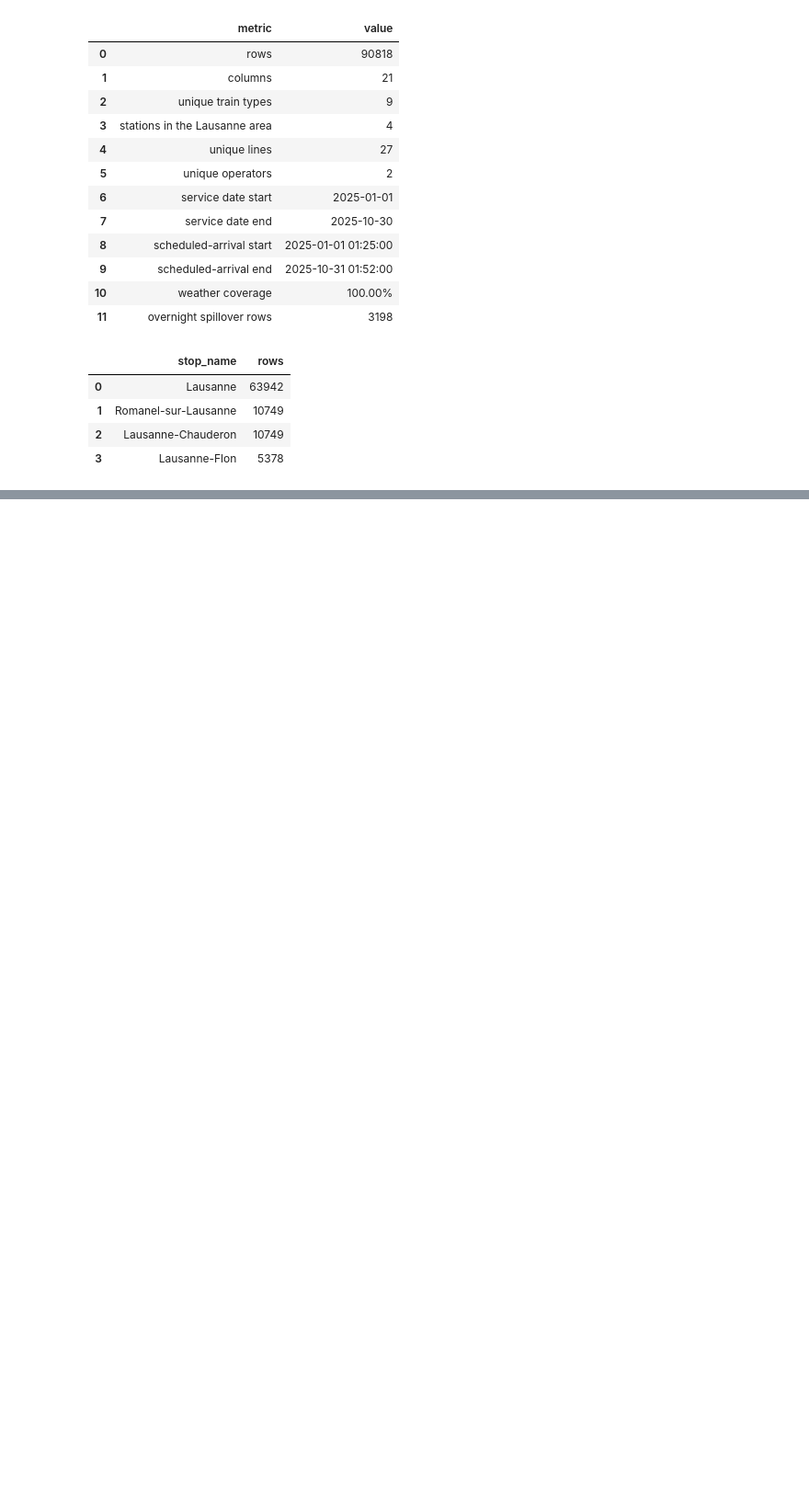
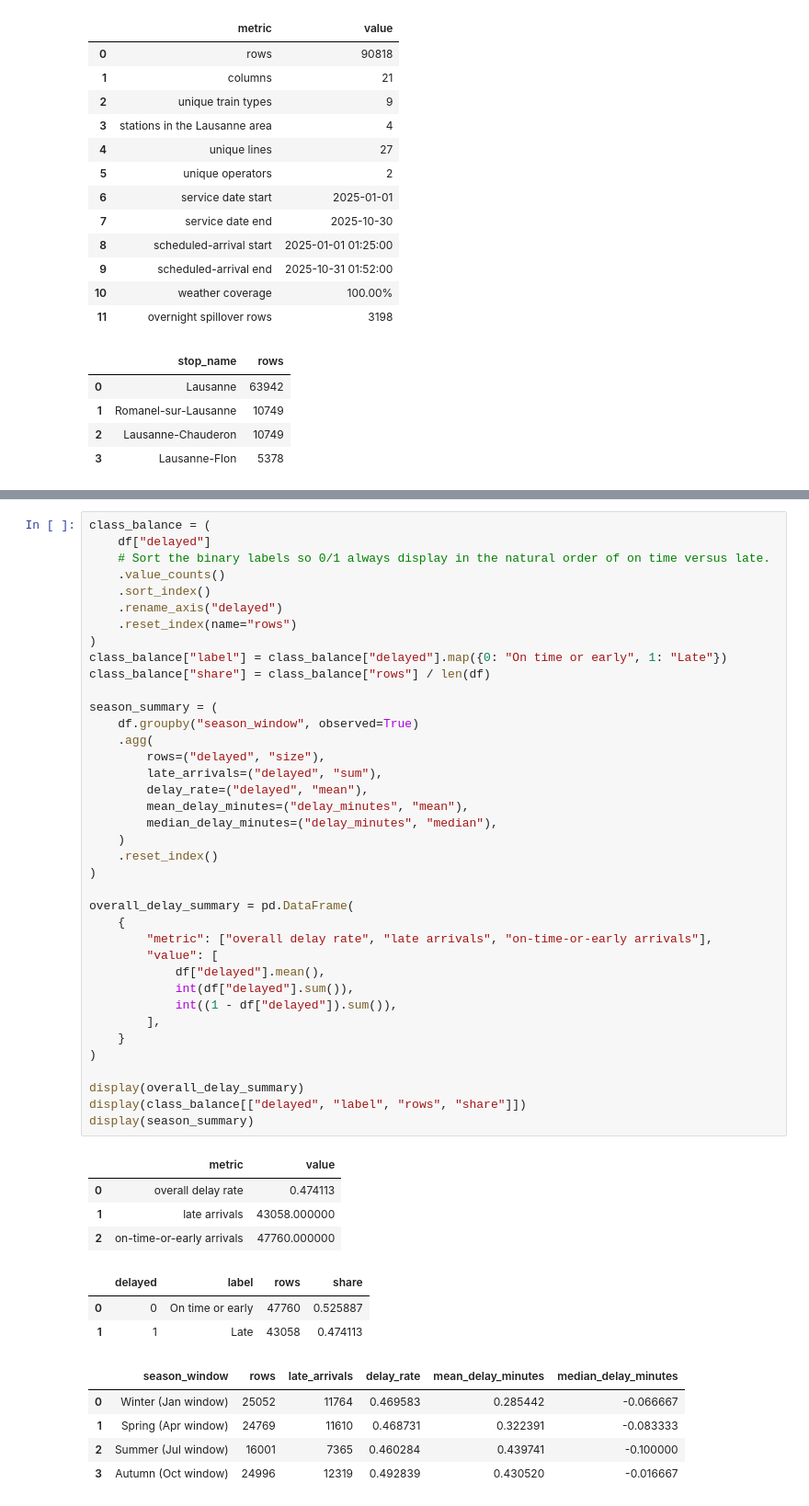
Before and after one commit to berenaydogan/DSA210-Project, a Jupyter notebook: notebooks/eda.ipynb, the cells around one changed output, grey strips where cells are left out. Shown at 92% size. Drawn from its saved outputs; the diff is of its cells as text; blank space fills up the shorter version.

```diff
--- a/notebooks/eda.ipynb
+++ b/notebooks/eda.ipynb
@@ -209,0 +218,51 @@ The slim analysis dataset has no missing values in the retained analysis columns
+# %%
+class_balance = (
+    df["delayed"]
+    # Sort the binary labels so 0/1 always display in the natural order of on time versus late.
+    .value_counts()
+    .sort_index()
+    .rename_axis("delayed")
+    .reset_index(name="rows")
+)
+class_balance["label"] = class_balance["delayed"].map({0: "On time or early", 1: "Late"})
+class_balance["share"] = class_balance["rows"] / len(df)
+
+season_summary = (
+    df.groupby("season_window", observed=True)
+    .agg(
+        rows=("delayed", "size"),
+        late_arrivals=("delayed", "sum"),
+        delay_rate=("delayed", "mean"),
+        mean_delay_minutes=("delay_minutes", "mean"),
+        median_delay_minutes=("delay_minutes", "median"),
+    )
+    .reset_index()
+)
+
+overall_delay_summary = pd.DataFrame(
+    {
+        "metric": ["overall delay rate", "late arrivals", "on-time-or-early arrivals"],
+        "value": [
+            df["delayed"].mean(),
+            int(df["delayed"].sum()),
+            int((1 - df["delayed"]).sum()),
+        ],
+    }
+)
+
+display(overall_delay_summary)
+display(class_balance[["delayed", "label", "rows", "share"]])
+display(season_summary)
+# %% [output]
+|  | metric | value |
+| 0 | overall delay rate | 0.474113 |
+| 1 | late arrivals | 43058.000000 |
+| 2 | on-time-or-early arrivals | 47760.000000 |
+|  | delayed | label | rows | share |
+| 0 | 0 | On time or early | 47760 | 0.525887 |
+| 1 | 1 | Late | 43058 | 0.474113 |
+|  | season_window | rows | late_arrivals | delay_rate | mean_delay_minutes | median_delay_minutes |
+| 0 | Winter (Jan window) | 25052 | 11764 | 0.469583 | 0.285442 | -0.066667 |
+| 1 | Spring (Apr window) | 24769 | 11610 | 0.468731 | 0.322391 | -0.083333 |
+| 2 | Summer (Jul window) | 16001 | 7365 | 0.460284 | 0.439741 | -0.100000 |
+| 3 | Autumn (Oct window) | 24996 | 12319 | 0.492839 | 0.430520 | -0.016667 |
```
Also changed, not shown: parts of 3 cells of this notebook, 1 other file.
